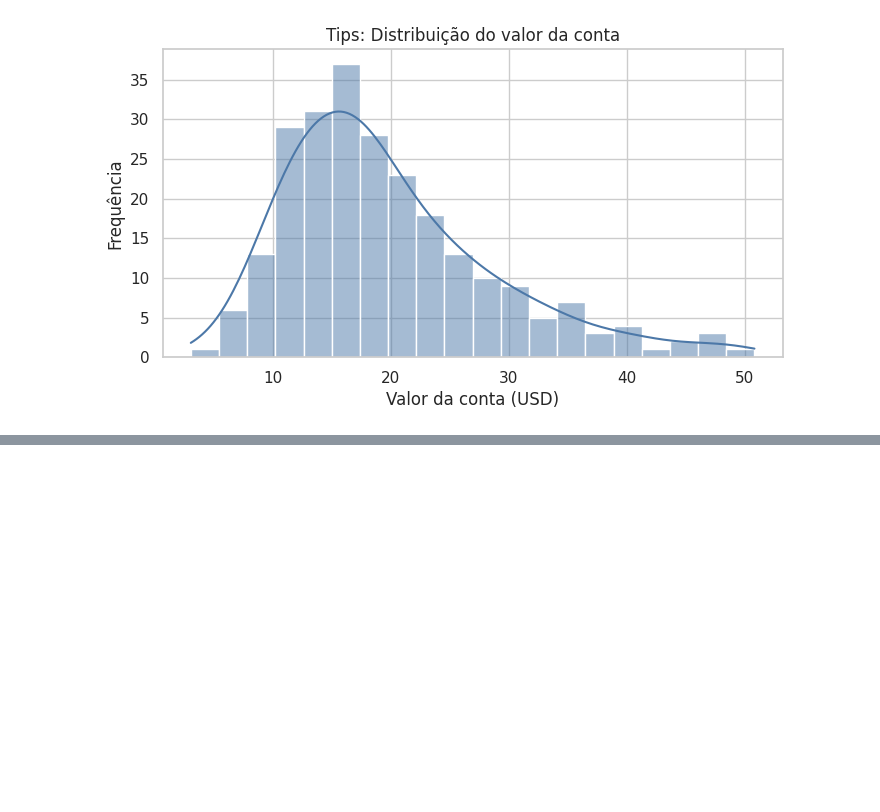
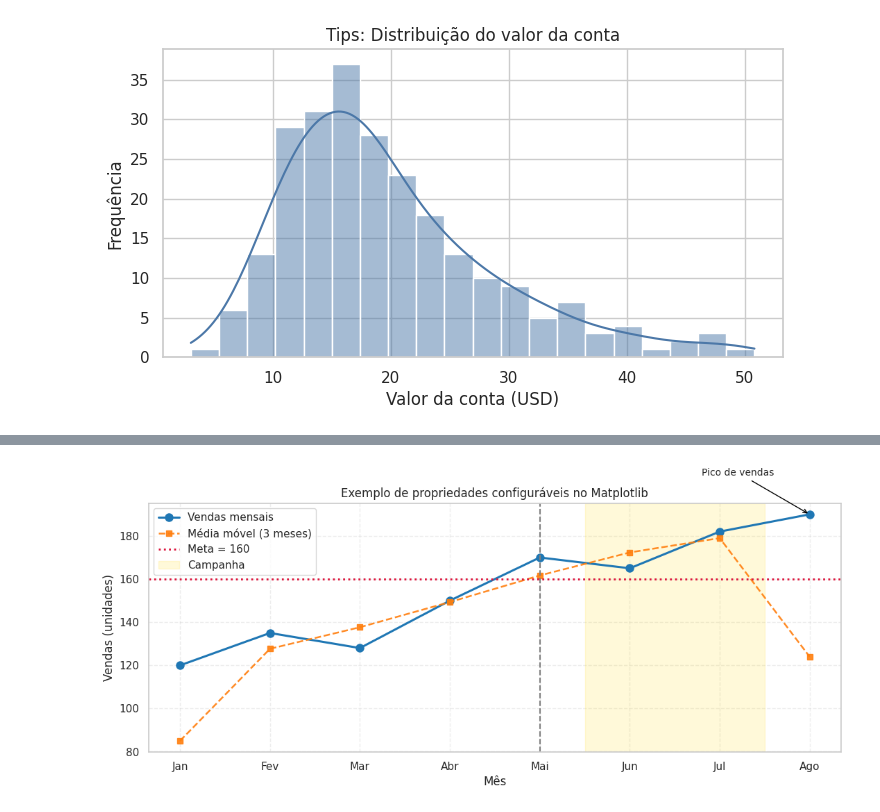
Before and after one commit to gustavonogvi/curso-python-ciencia-de-dados, a Jupyter notebook: modulo3/Exemplos.ipynb, the cells around one changed output, grey strips where cells are left out. Drawn from its saved outputs; the diff is of its cells as text; code cells hidden in the pictures; blank space fills up the shorter version.

Commit message:
mais exemplos no notebook, paletas de cor, gráficos enganosos e acessibildade

```diff
--- a/modulo3/Exemplos.ipynb
+++ b/modulo3/Exemplos.ipynb
@@ -255,0 +250,80 @@ plt.show()
+# %%
+import numpy as np
+import matplotlib.pyplot as plt
+
+# Dados de exemplo
+meses = ['Jan', 'Fev', 'Mar', 'Abr', 'Mai', 'Jun', 'Jul', 'Ago']
+vendas = [120, 135, 128, 150, 170, 165, 182, 190]
+
+# Índice numérico para facilitar spans e linhas verticais
+x = np.arange(len(meses))
+
+plt.figure(figsize=(11, 5))
+
+# Linha principal com marker customizado
+plt.plot(
+    x, vendas,
+    marker='o',          # marcador principal
+    markersize=8,
+    linestyle='-',
+    linewidth=2.2,
+    color='#1f77b4',
+    label='Vendas mensais'
+)
+
+# Segunda linha só para demonstrar outro marker e estilo
+media_movel = np.convolve(vendas, np.ones(3)/3, mode='same')
+plt.plot(
+    x, media_movel,
+    marker='s',          # marker diferente
+    markersize=6,
+    linestyle='--',
+    linewidth=1.8,
+    color='#ff7f0e',
+    alpha=0.9,
+    label='Média móvel (3 meses)'
+)
+
+# Linha horizontal de meta
+meta = 160
+plt.axhline(
+    y=meta,
+    color='crimson',
+    linestyle=':',
+    linewidth=2,
+    label='Meta = 160'
+)
+
+# Linha vertical para um mês de referência (Mai)
+mes_referencia = 4
+plt.axvline(
+    x=mes_referencia,
+    color='gray',
+    linestyle='--',
+    linewidth=1.5
+)
+
+# Destacando período de campanha (Jun-Jul)
+plt.axvspan(5 - 0.5, 6 + 0.5, color='gold', alpha=0.15, label='Campanha')
+
+# Anotação no maior valor
+idx_max = int(np.argmax(vendas))
+plt.annotate(
+    'Pico de vendas',
+    xy=(idx_max, vendas[idx_max]),
+    xytext=(idx_max - 1.2, vendas[idx_max] + 18),
+    arrowprops=dict(arrowstyle='->', color='black'),
+    fontsize=10
+)
+
+# Ajustes visuais úteis
+plt.title('Exemplo de propriedades configuráveis no Matplotlib')
+plt.xlabel('Mês')
+plt.ylabel('Vendas (unidades)')
+plt.xticks(x, meses)
+plt.grid(True, linestyle='--', alpha=0.35)
+plt.legend(loc='best')
+plt.tight_layout()
+plt.show()
+# %% [output]
+[figure, added]
```
Also changed, not shown: parts of 6 cells of this notebook, 1 other file.
